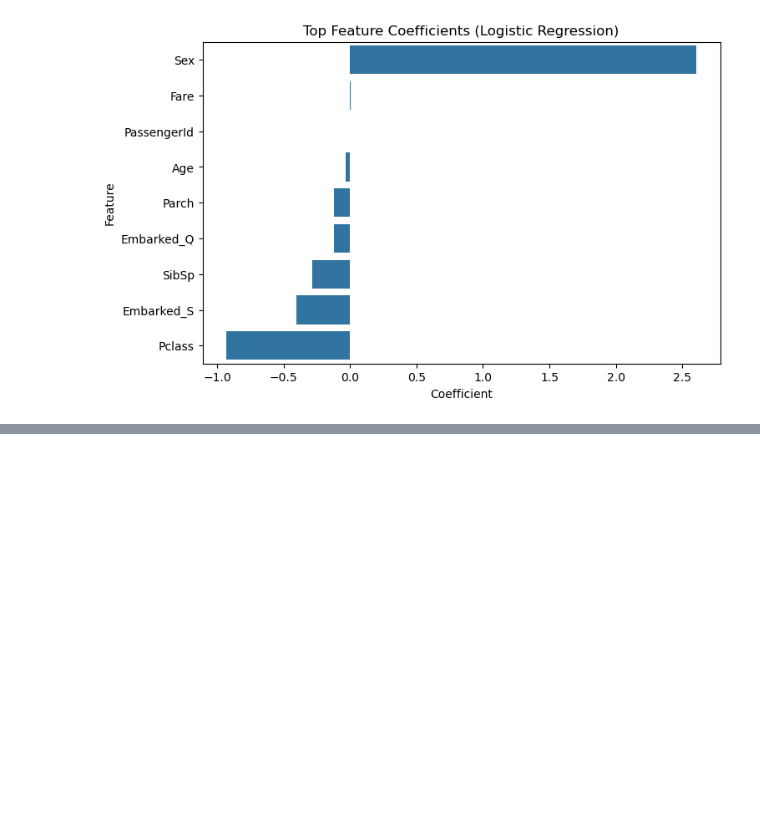
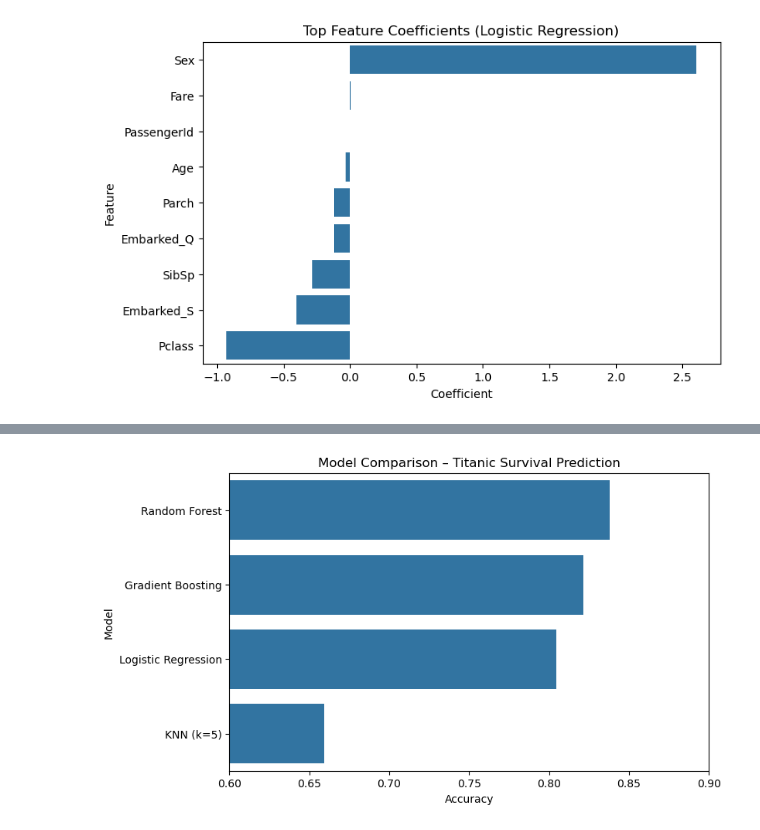
Before and after one commit to Rajeshwari05-V/titanic-survival-predictor, a Jupyter notebook: notebooks/titanic_full_pipeline.ipynb, the cells around one changed output, grey strips where cells are left out. Saved outputs shown, nothing was run; the diff lists cells and outputs as text; code cells hidden in the pictures; blank space fills up the shorter version.

Commit message:
Add model comparison and hyperparameter tuning for Random Forest

```diff
--- a/notebooks/titanic_full_pipeline.ipynb
+++ b/notebooks/titanic_full_pipeline.ipynb
@@ -199,0 +239,17 @@ plt.show()
+# %%
+rf = RandomForestClassifier(
+    n_estimators=100,
+    random_state=42
+)
+
+rf.fit(X_train, y_train)
+
+rf_pred = rf.predict(X_test)
+rf_acc = accuracy_score(y_test, rf_pred)
+
+model_results.append({
+    "Model": "Random Forest",
+    "Accuracy": rf_acc
+})
+
+rf_acc
@@ -199,0 +258,13 @@ plt.show()
+# %%
+gb = GradientBoostingClassifier(random_state=42)
+gb.fit(X_train, y_train)
+
+gb_pred = gb.predict(X_test)
+gb_acc = accuracy_score(y_test, gb_pred)
+
+model_results.append({
+    "Model": "Gradient Boosting",
+    "Accuracy": gb_acc
+})
+
+gb_acc
@@ -199,0 +273,6 @@ plt.show()
+# %%
+import pandas as pd
+
+results_df = pd.DataFrame(model_results)
+results_df = results_df.sort_values(by="Accuracy", ascending=False)
+results_df
@@ -199,0 +285,11 @@ plt.show()
+# %%
+import matplotlib.pyplot as plt
+import seaborn as sns
+
+plt.figure(figsize=(8, 5))
+sns.barplot(data=results_df, x="Accuracy", y="Model")
+plt.title("Model Comparison – Titanic Survival Prediction")
+plt.xlim(0.6, 0.9)
+plt.show()
+# %% [output]
+[figure, added]
```
Also changed, not shown: parts of 19 cells of this notebook.
